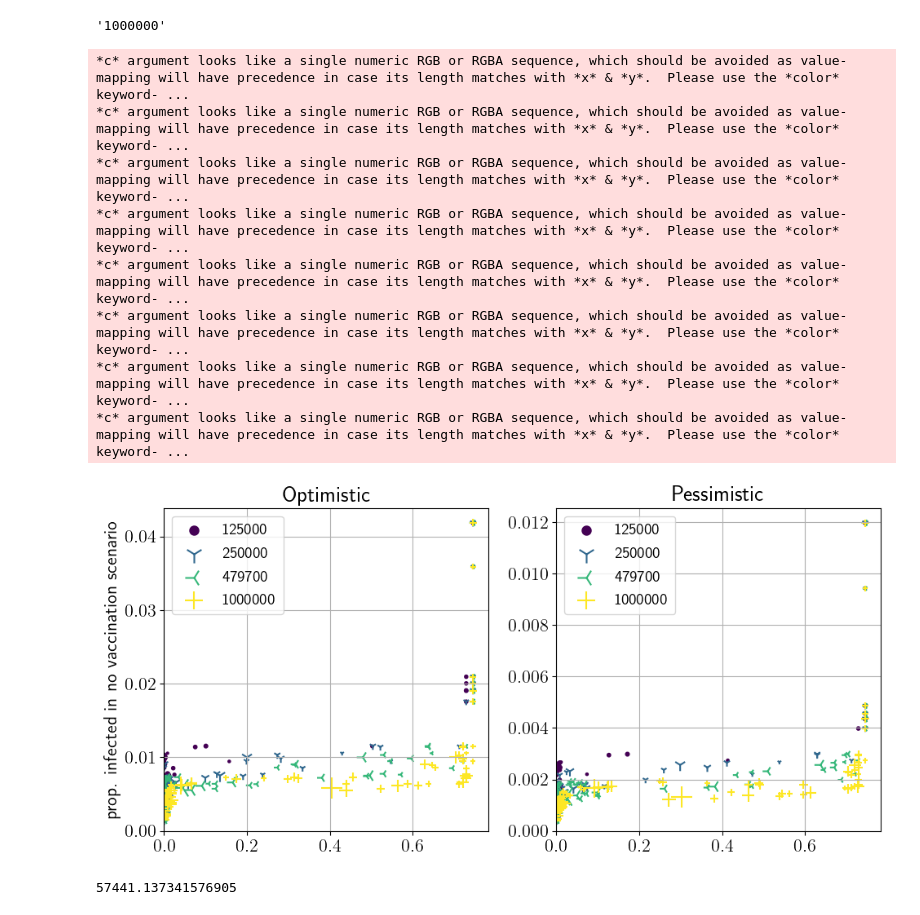
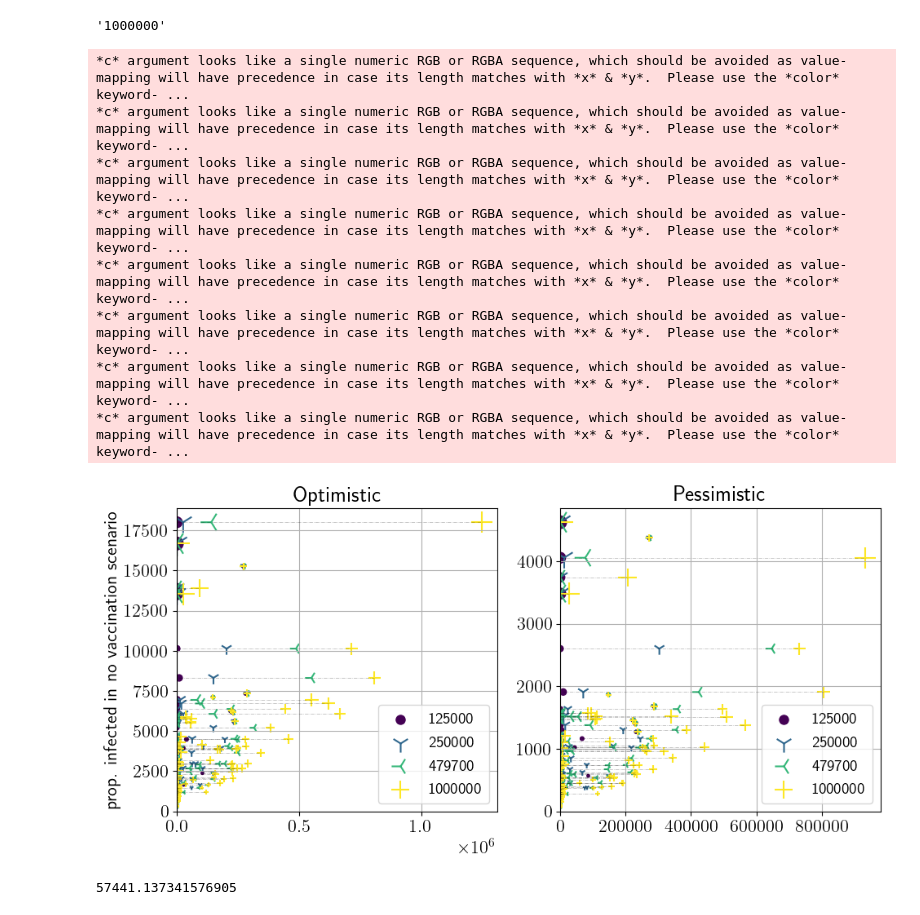
Before and after one commit to jcblemai/COVID-19_italy-vaccination-oc, a Jupyter notebook: analysis_opt-newFIG.ipynb, the cells around one changed output. Cells and saved outputs as stored; diff of their text form; code cells hidden in the pictures.

```diff
--- a/analysis_opt-newFIG.ipynb
+++ b/analysis_opt-newFIG.ipynb
@@ -155,9 +160,9 @@ for i, (scn_name, res) in enumerate(results.items()):
 
     ax.grid()
     #ax.set( yscale="log", xscale="log") #
-    ax.set_xlabel('prop. optimal vaccine coverage')
+    ax.set_xlabel('Optimal vaccine coverage in doses')
     if i == 0:
-        ax.set_ylabel('prop. susceptible on January 4, 2021')
+        ax.set_ylabel('New infections')
     #ax.set_title(f'{scn_name}')
     ax.set_xlim(0)
     ax.set_ylim(0)
@@ -352,7 +357,7 @@ print(len(scenarios))
 generated_dir = 'model_output/scenarios_102_90'
 met = 'opi'
 import os
-
+results_s = {}
 for scn, fn in files_n.items():
     results_s[scn] = {}
     # Find baseline:
@@ -409,38 +414,38 @@ mpl.rcParams['axes.prop_cycle'] = cycler.cycler('color', color)
 
 for i, (scn_name, res_all) in enumerate(results_s.items()):
     ax = axes[i]
-    #ax.plot([res['total_vacc']/res['population'] for i, (scenario_name, res) in enumerate(res_all.items()) ],
-    #        [res['new_inf_bl']/res['population'] for i, (scenario_name, res) in enumerate(res_all.items()) ], c = 'k', lw = .5)
+    ax.plot([res['total_vacc'] for i, (scenario_name, res) in enumerate(res_all.items()) ],  # /res['population']
+            [res['new_inf_bl'] for i, (scenario_name, res) in enumerate(res_all.items()) ], c = 'k', lw = .5, alpha = .3, ls = '-.')
     for j, (scenario_name, res) in enumerate(res_all.items()):
 
-        ax.scatter(res['total_vacc']/res['population'],
-                   res['new_inf_bl']/res['population'],
+        ax.scatter(res['total_vacc'],#/res['population'],
+                   res['new_inf_bl'],#/res['population'],
                    s=res.population/max(res.population)*500,
                    c=color[j],
                    label = scenario_name.split('-')[2][1:], alpha = 1, marker = m[j])
 
     ax.grid()
     #ax.set( yscale="log", xscale="log") #
     #ax.set_xlabel('prop. optimal vaccine coverage')
     if i == 0:
         ax.set_ylabel('prop. infected in no vaccination scenario')
     ax.set_title(f'{scn_name}')
     ax.set_xlim(0)
     ax.set_ylim(0)
     ax.legend()
 
 fig.tight_layout()
 fig.savefig('figures/scatter_scn.pdf')
 # %% [output]
 *c* argument looks like a single numeric RGB or RGBA sequence, which should be avoided as value-mapping will have precedence in case its length matches with *x* & *y*.  Please use the *color* keyword- ...
 *c* argument looks like a single numeric RGB or RGBA sequence, which should be avoided as value-mapping will have precedence in case its length matches with *x* & *y*.  Please use the *color* keyword- ...
 *c* argument looks like a single numeric RGB or RGBA sequence, which should be avoided as value-mapping will have precedence in case its length matches with *x* & *y*.  Please use the *color* keyword- ...
 *c* argument looks like a single numeric RGB or RGBA sequence, which should be avoided as value-mapping will have precedence in case its length matches with *x* & *y*.  Please use the *color* keyword- ...
 *c* argument looks like a single numeric RGB or RGBA sequence, which should be avoided as value-mapping will have precedence in case its length matches with *x* & *y*.  Please use the *color* keyword- ...
 *c* argument looks like a single numeric RGB or RGBA sequence, which should be avoided as value-mapping will have precedence in case its length matches with *x* & *y*.  Please use the *color* keyword- ...
 *c* argument looks like a single numeric RGB or RGBA sequence, which should be avoided as value-mapping will have precedence in case its length matches with *x* & *y*.  Please use the *color* keyword- ...
 *c* argument looks like a single numeric RGB or RGBA sequence, which should be avoided as value-mapping will have precedence in case its length matches with *x* & *y*.  Please use the *color* keyword- ...
-[figure, old version]
+[figure, new version]
 # %%
 # %% [output]
 57441.137341576905
```
Also changed, not shown: parts of 2 cells of this notebook, 4 other files.
